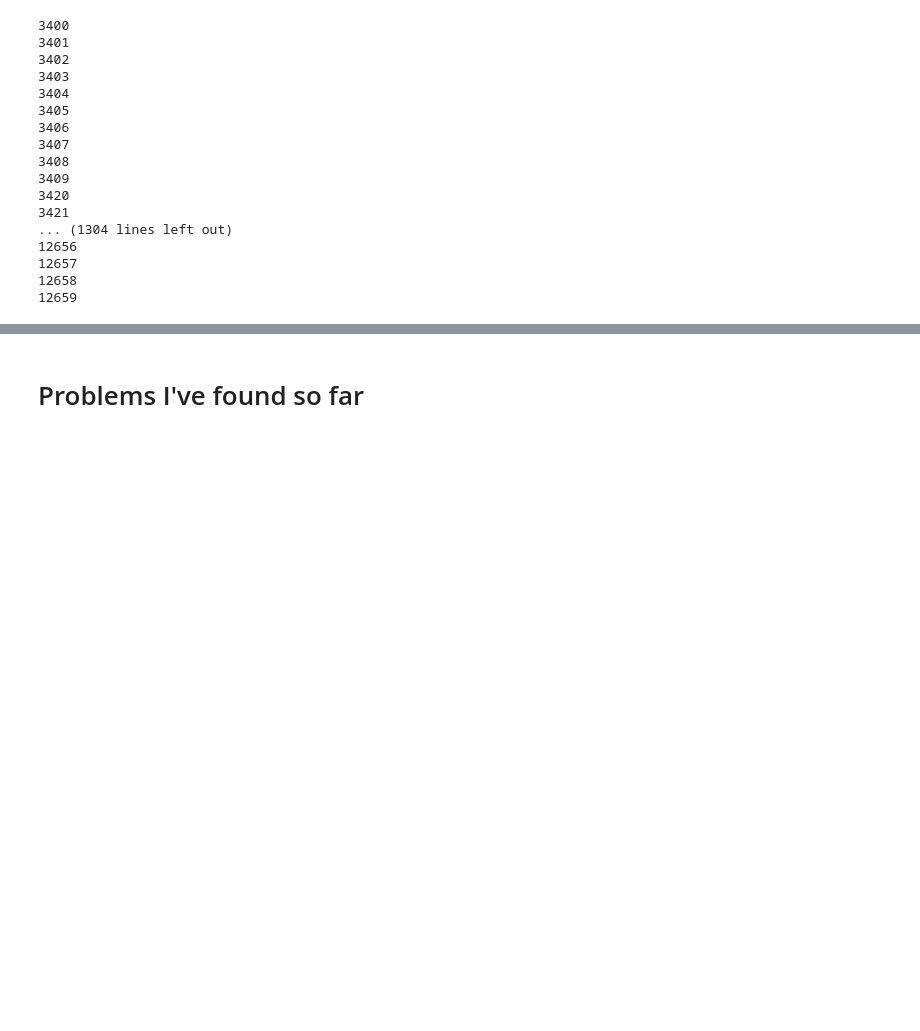
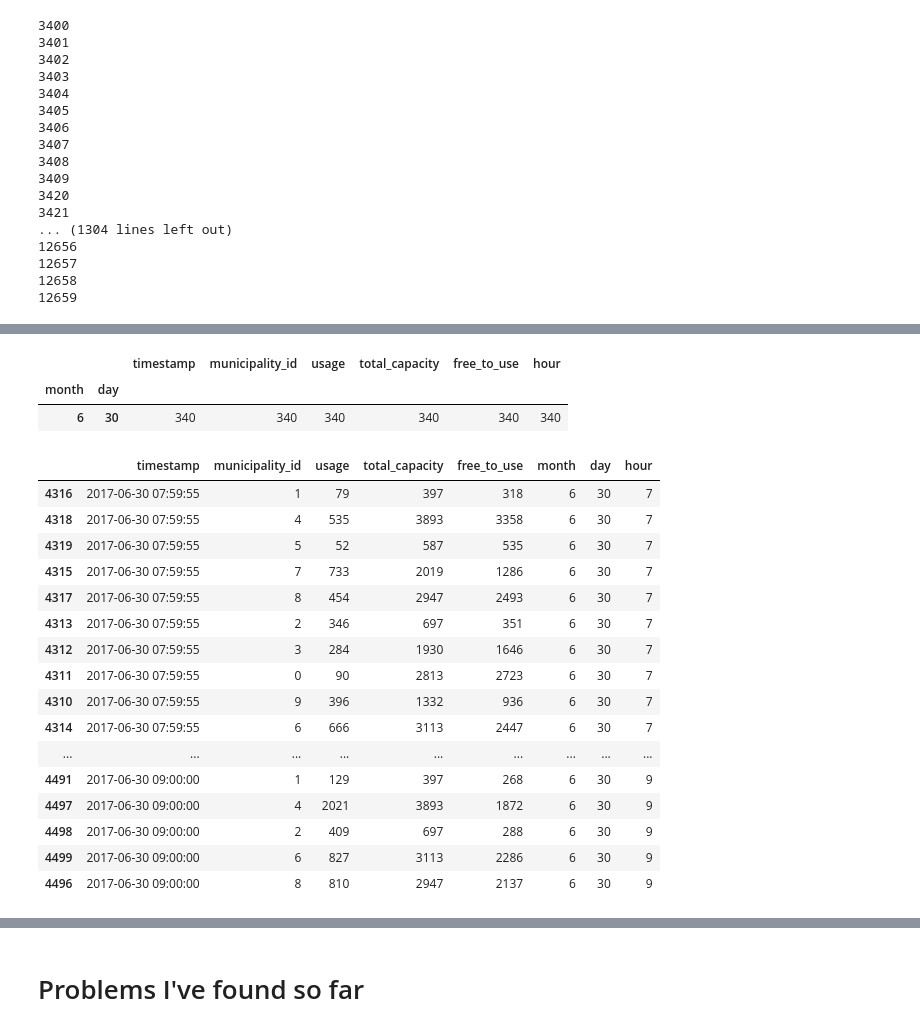
Before and after one commit to EmincanY/TimeSeriesModels-MunicipalityPredictions, a Jupyter notebook: Emincan_YILMAZ_interview.ipynb, the cells around one changed output, grey strips where cells are left out. Cells and saved outputs as stored; diff of their text form; code cells hidden in the pictures; blank space fills up the shorter version.

```diff
--- a/Emincan_YILMAZ_interview.ipynb
+++ b/Emincan_YILMAZ_interview.ipynb
@@ -384 +441,28 @@ df.groupby(["month","day"])["usage"].sum().plot();
+# %%
+df.groupby(['month','day']).count()[df.groupby(['month','day']).count()['timestamp'] == 340] # But the reason why it is 340 instead of 180 should be investigated
+                                                                                             # Bus services may have been doubled as it coincided with the middle of summer.
+# %% [output]
+|  |  | timestamp | municipality_id | usage | total_capacity | free_to_use | hour |
+| month | day |  |  |  |  |  |  |
+| 6 | 30 | 340 | 340 | 340 | 340 | 340 | 340 |
+# %%
+df[(df['month'] == 6) & (df['day'] == 30)].head(60) # It seems clear that 2 measurements were made on the 30th day of June, with an interval of less than 1 minute in a row.
+# %% [output]
+|  | timestamp | municipality_id | usage | total_capacity | free_to_use | month | day | hour |
+| 4316 | 2017-06-30 07:59:55 | 1 | 79 | 397 | 318 | 6 | 30 | 7 |
+| 4318 | 2017-06-30 07:59:55 | 4 | 535 | 3893 | 3358 | 6 | 30 | 7 |
+| 4319 | 2017-06-30 07:59:55 | 5 | 52 | 587 | 535 | 6 | 30 | 7 |
+| 4315 | 2017-06-30 07:59:55 | 7 | 733 | 2019 | 1286 | 6 | 30 | 7 |
+| 4317 | 2017-06-30 07:59:55 | 8 | 454 | 2947 | 2493 | 6 | 30 | 7 |
+| 4313 | 2017-06-30 07:59:55 | 2 | 346 | 697 | 351 | 6 | 30 | 7 |
+| 4312 | 2017-06-30 07:59:55 | 3 | 284 | 1930 | 1646 | 6 | 30 | 7 |
+| 4311 | 2017-06-30 07:59:55 | 0 | 90 | 2813 | 2723 | 6 | 30 | 7 |
+| 4310 | 2017-06-30 07:59:55 | 9 | 396 | 1332 | 936 | 6 | 30 | 7 |
+| 4314 | 2017-06-30 07:59:55 | 6 | 666 | 3113 | 2447 | 6 | 30 | 7 |
+| ... | ... | ... | ... | ... | ... | ... | ... | ... |
+| 4491 | 2017-06-30 09:00:00 | 1 | 129 | 397 | 268 | 6 | 30 | 9 |
+| 4497 | 2017-06-30 09:00:00 | 4 | 2021 | 3893 | 1872 | 6 | 30 | 9 |
+| 4498 | 2017-06-30 09:00:00 | 2 | 409 | 697 | 288 | 6 | 30 | 9 |
+| 4499 | 2017-06-30 09:00:00 | 6 | 827 | 3113 | 2286 | 6 | 30 | 9 |
+| 4496 | 2017-06-30 09:00:00 | 8 | 810 | 2947 | 2137 | 6 | 30 | 9 |
 # %%
```
Also changed, not shown: parts of 29 cells of this notebook.
